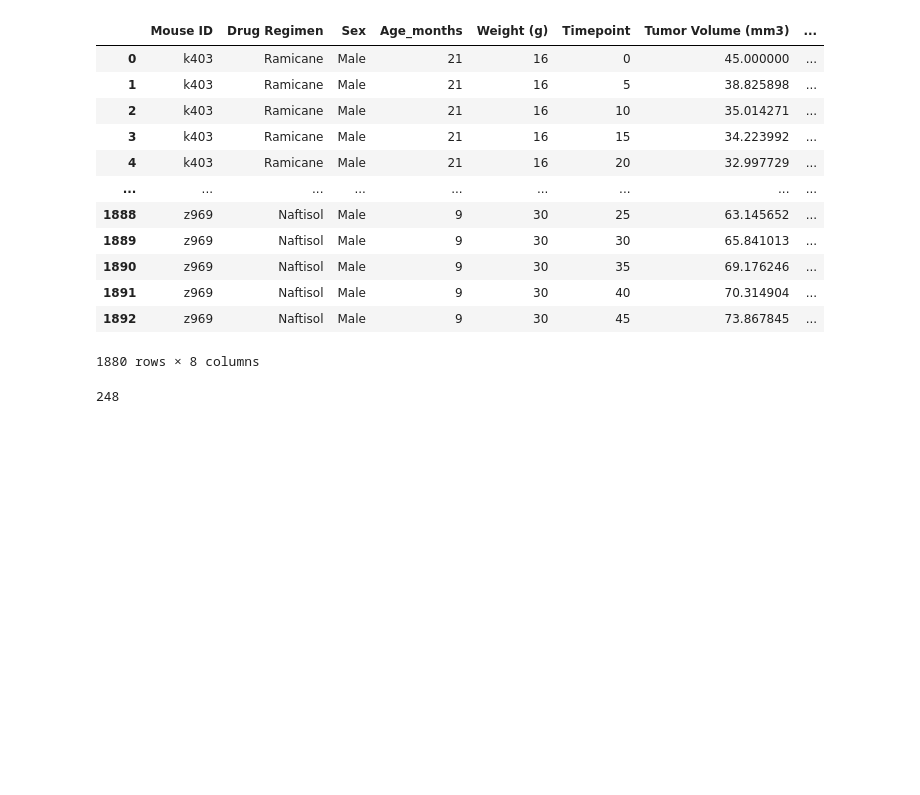
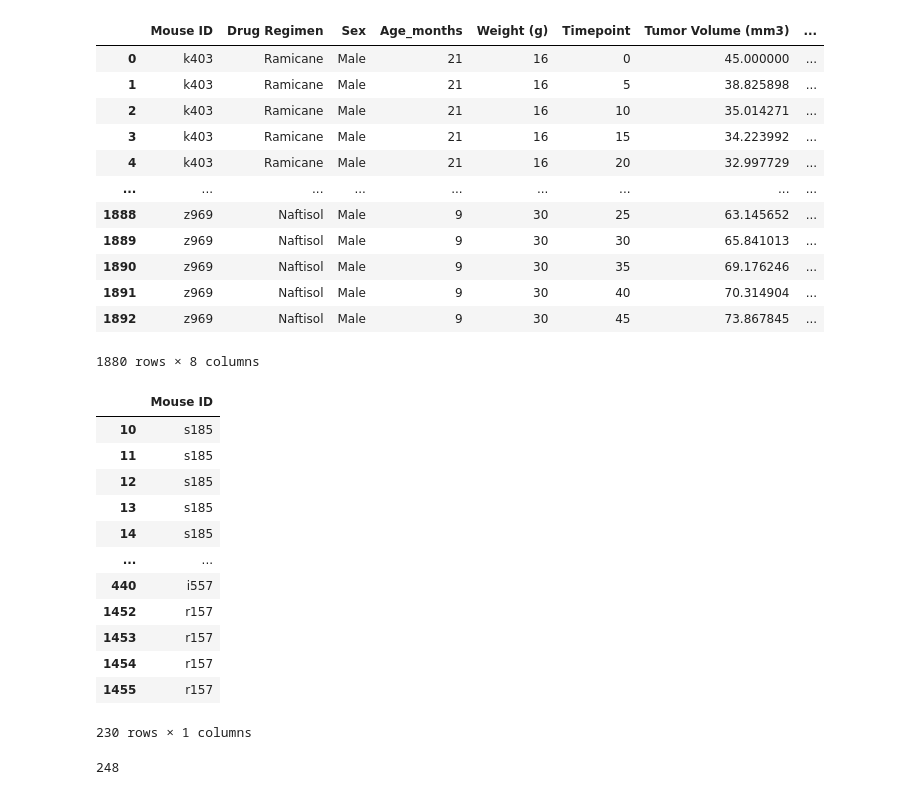
Before and after one commit to abarnatan/matplotlib-challenge, a Jupyter notebook: pymaceuticals_starter.ipynb, the cells around one changed output. Saved outputs shown, nothing was run; the diff lists cells and outputs as text; code cells hidden in the pictures; blank space fills up the shorter version.

```diff
--- a/pymaceuticals_starter.ipynb
+++ b/pymaceuticals_starter.ipynb
@@ -87,6 +87,23 @@ merged_clean_df
 | 1891 | z969 | Naftisol | Male | 9 | 30 | 40 | 70.314904 | ... |
 | 1892 | z969 | Naftisol | Male | 9 | 30 | 45 | 73.867845 | ... |
 1880 rows × 8 columns
+# %%
+tap_mouse = merged_clean_df[['Mouse ID']].loc[(merged_clean_df['Drug Regimen'] == 'Capomulin')]
+tap_mouse
+# %% [output]
+|  | Mouse ID |
+| 10 | s185 |
+| 11 | s185 |
+| 12 | s185 |
+| 13 | s185 |
+| 14 | s185 |
+| ... | ... |
+| 440 | i557 |
+| 1452 | r157 |
+| 1453 | r157 |
+| 1454 | r157 |
+| 1455 | r157 |
+230 rows × 1 columns
 # %%
 # Checking the number of mice in the clean DataFrame.
 
```
Also changed, not shown: parts of 2 cells of this notebook.
